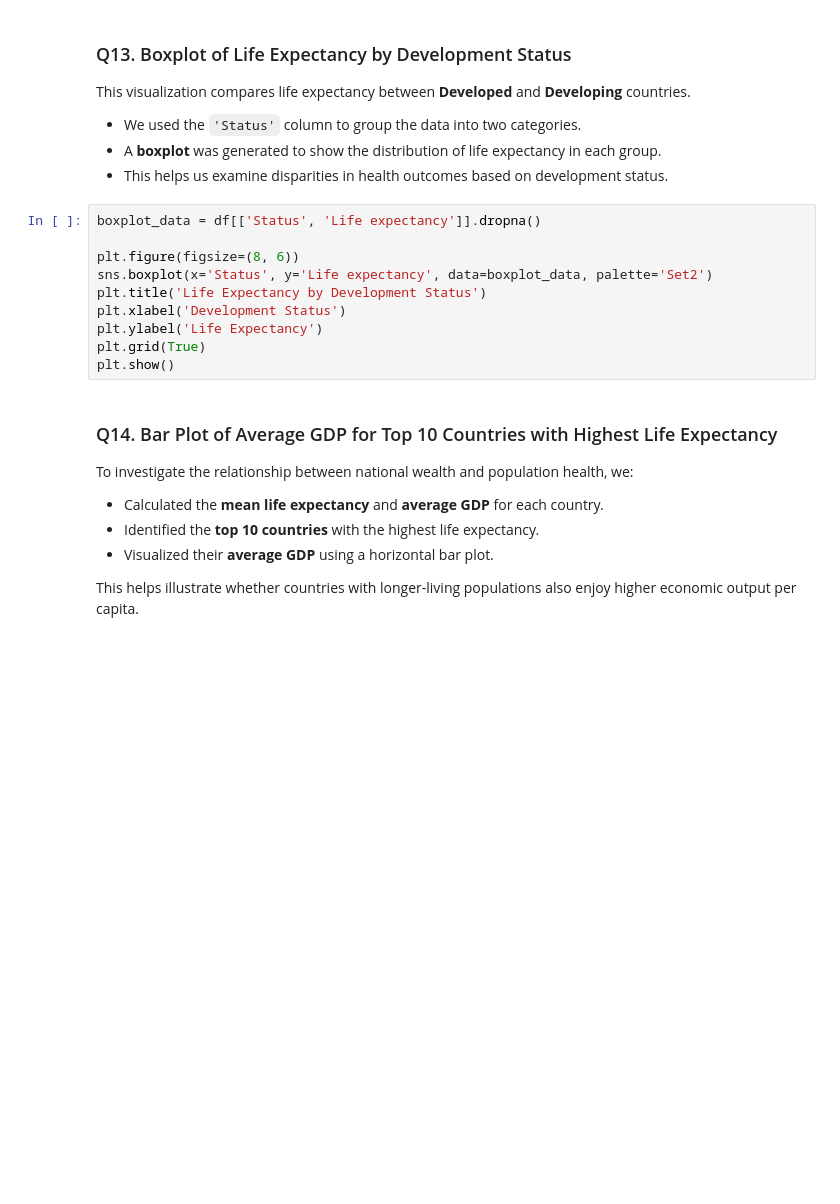
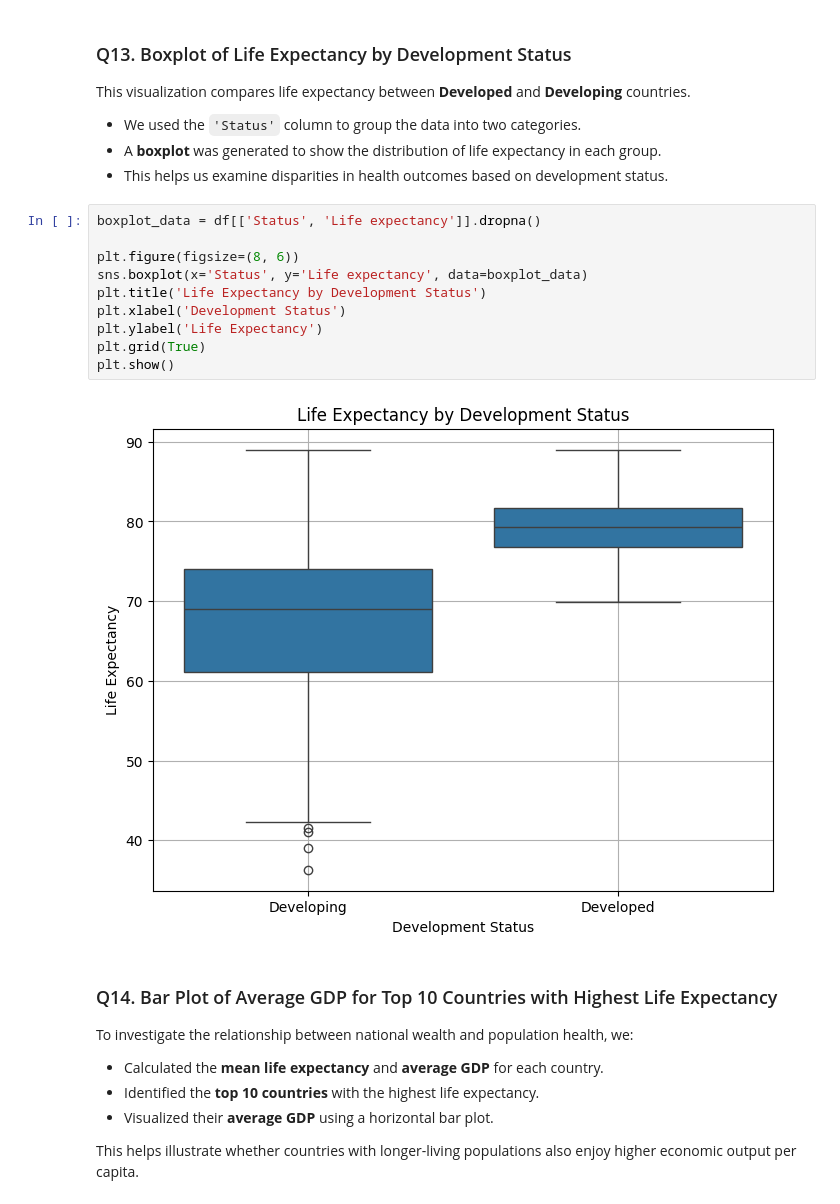
Before and after one commit to kameldeeb/Data-Analysis, a Jupyter notebook: life_expectancy_analysis.ipynb, the cells around one changed output. Cells and saved outputs as stored; diff of their text form; blank space fills up the shorter version.

```diff
--- a/life_expectancy_analysis.ipynb
+++ b/life_expectancy_analysis.ipynb
@@ -467,13 +470,15 @@ This visualization compares life expectancy between **Developed** and **Developi
 # %%
 boxplot_data = df[['Status', 'Life expectancy']].dropna()
 
 plt.figure(figsize=(8, 6))
-sns.boxplot(x='Status', y='Life expectancy', data=boxplot_data, palette='Set2')
+sns.boxplot(x='Status', y='Life expectancy', data=boxplot_data)
 plt.title('Life Expectancy by Development Status')
 plt.xlabel('Development Status')
 plt.ylabel('Life Expectancy')
 plt.grid(True)
 plt.show()
+# %% [output]
+[figure, added]
 # %% [markdown]
 ### Q14. Bar Plot of Average GDP for Top 10 Countries with Highest Life Expectancy
 
```
Also changed, not shown: parts of 1 cell of this notebook.
